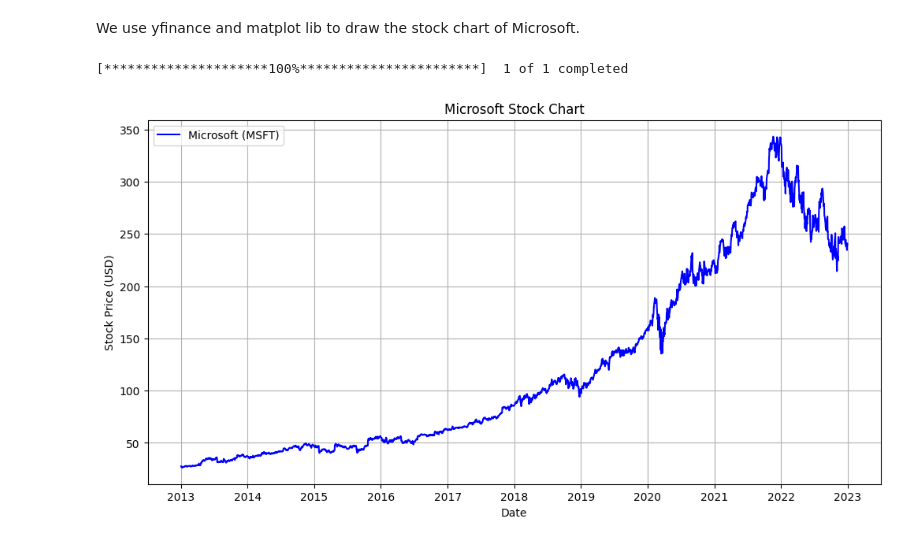
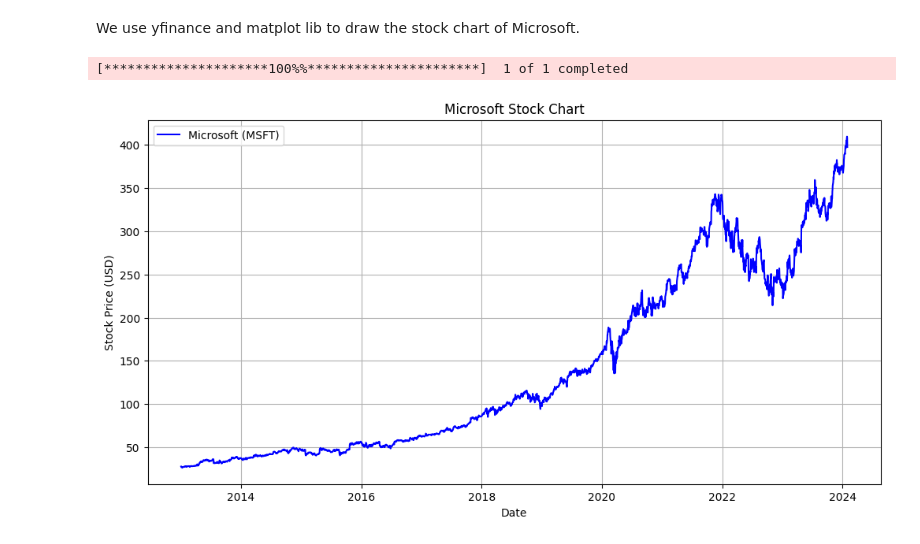
Before and after one commit to jakoch/jupyter-devbox, a Jupyter notebook: notebooks/finance.ipynb, the cells around one changed output. Cells and saved outputs as stored; diff of their text form; code cells hidden in the pictures.

```diff
--- a/notebooks/finance.ipynb
+++ b/notebooks/finance.ipynb
@@ -7,22 +7,22 @@ We use yfinance and matplot lib to draw the stock chart of Microsoft.
 # %%
 import yfinance as yf
 import matplotlib.pyplot as plt
 
 # Define the ticker symbol for Microsoft
 ticker_symbol = "MSFT"
 
 # Fetch historical stock data from Yahoo Finance
-msft_stock = yf.download(ticker_symbol, start="2013-01-01", end="2023-01-01")
+msft_stock = yf.download(ticker_symbol, start="2013-01-01", end="2024-02-01")
 
 # Plot the stock chart
 plt.figure(figsize=(12, 6))
 plt.plot(msft_stock.index, msft_stock["Close"], label="Microsoft (MSFT)", color="blue")
 plt.xlabel("Date")
 plt.ylabel("Stock Price (USD)")
 plt.title("Microsoft Stock Chart")
 plt.legend()
 plt.grid(True)
 plt.show()
 # %% [output]
-[*********************100%***********************]  1 of 1 completed
+[*********************100%%**********************]  1 of 1 completed
-[figure, old version]
+[figure, new version]
```
Also changed, not shown: 5 other files.
